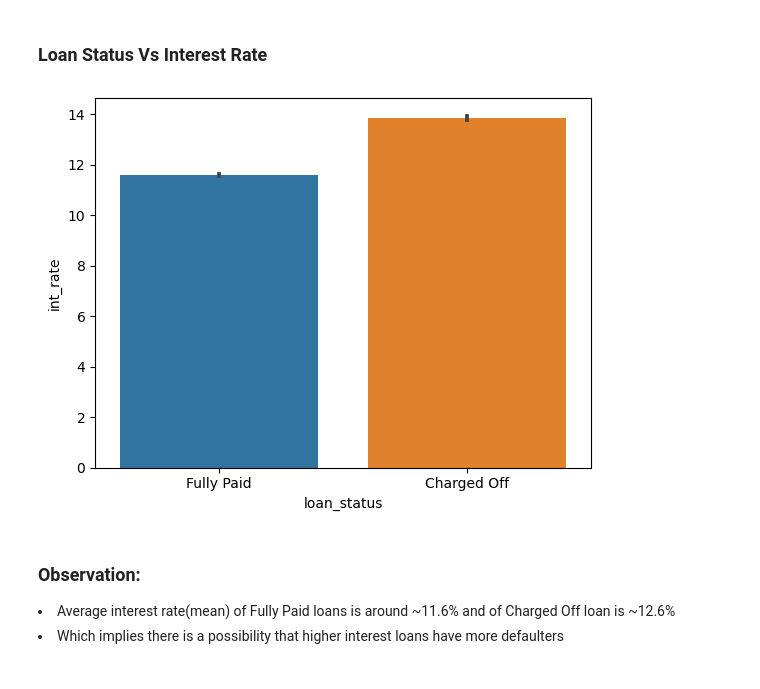
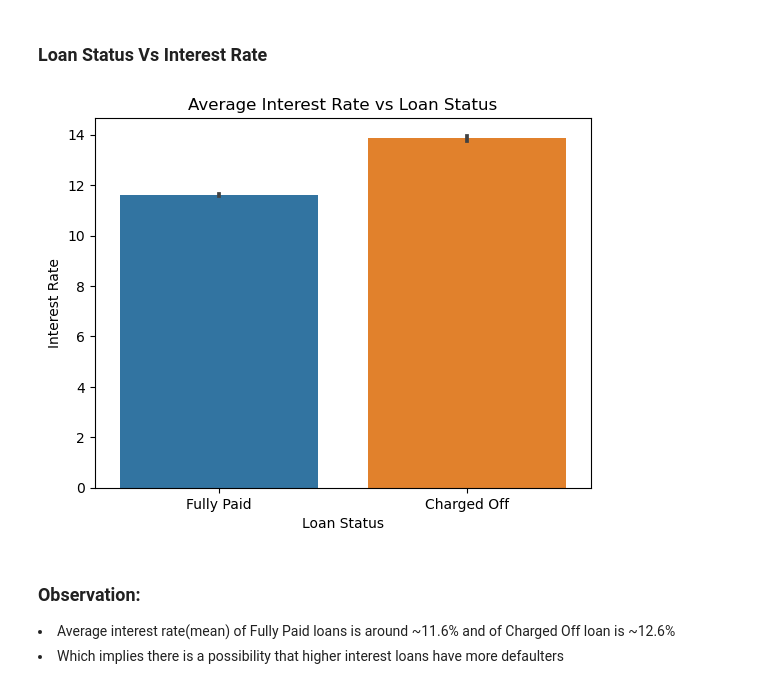
Before and after one commit to VishakhaItankar/LendingClubCaseStudy, a Jupyter notebook: Vishakha_Itankar.ipynb, the cells around one changed output. Saved outputs shown, nothing was run; the diff lists cells and outputs as text; code cells hidden in the pictures.

```diff
--- a/Vishakha_Itankar.ipynb
+++ b/Vishakha_Itankar.ipynb
@@ -441,10 +458,13 @@ numeric_columns.remove('out_prncp_inv')
 ### Loan Status Vs Interest Rate
 # %%
 #Barplot for Loan status vs Interest rate
-sns.barplot(x='loan_status', y='int_rate', data=masterLoanData)
+ax_loan_barplot=sns.barplot(x='loan_status', y='int_rate', data=masterLoanData)
+ax_loan_barplot.set_xlabel("Loan Status")
+ax_loan_barplot.set_ylabel("Interest Rate")
+ax_loan_barplot.set_title("Average Interest Rate vs Loan Status")
 plt.show()
 # %% [output]
-[figure, old version]
+[figure, new version]
 # %% [markdown]
 ### Observation:
 <li> Average interest rate(mean) of Fully Paid loans is around ~11.6% and of Charged Off loan is ~12.6%
```
Also changed, not shown: parts of 24 cells of this notebook, 1 other file.
